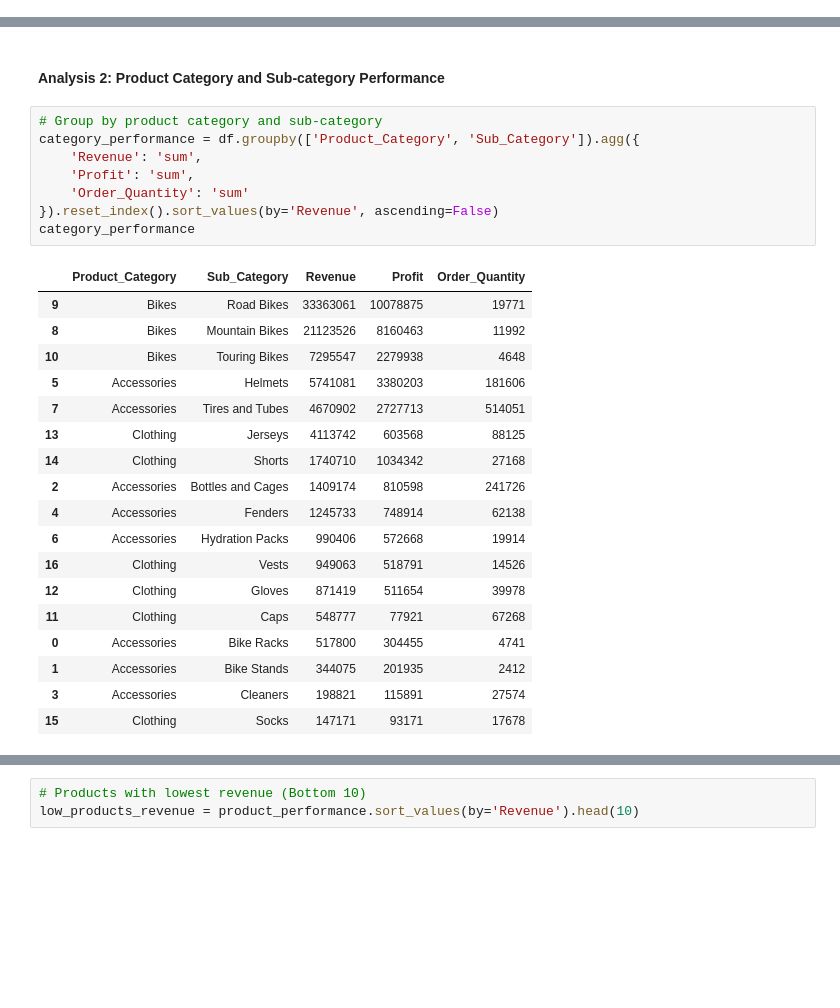
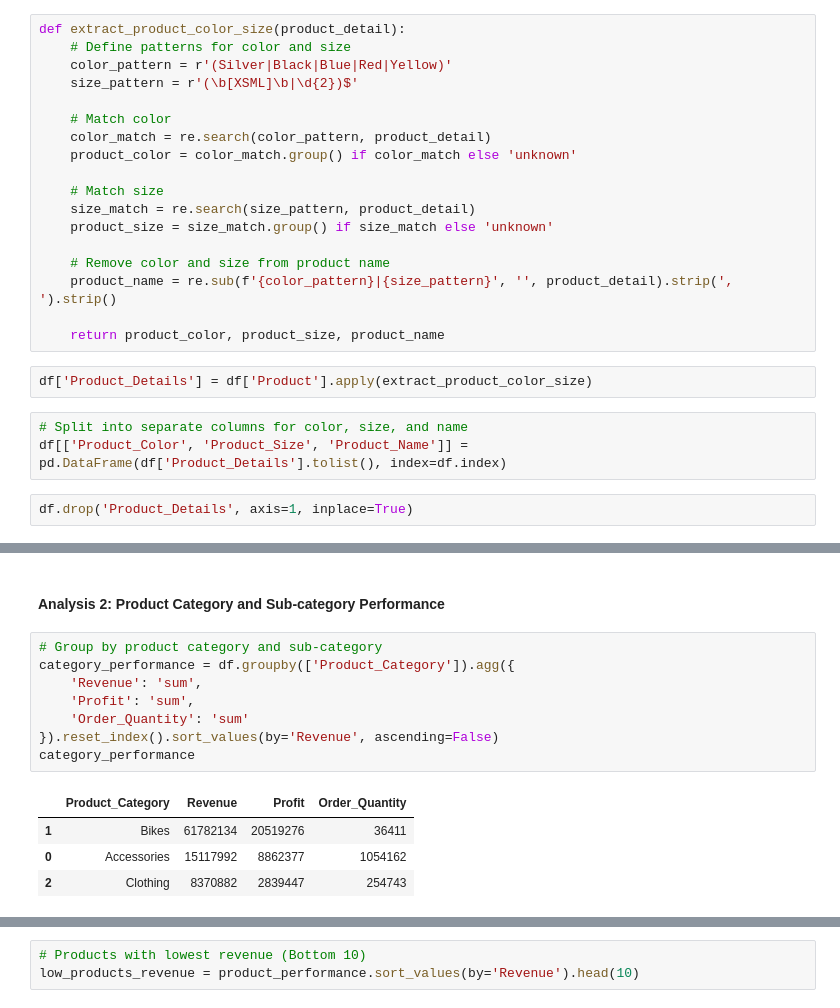
Before and after one commit to JinnOppa/Data-Analysis-Portfolio, a Jupyter notebook: bike-sales/sales2.ipynb, the cells around one changed output, grey strips where cells are left out. Saved outputs shown, nothing was run; the diff lists cells and outputs as text; blank space fills up the shorter version.

```diff
--- a/bike-sales/sales2.ipynb
+++ b/bike-sales/sales2.ipynb
@@ -25,0 +126,25 @@ df
+# %%
+def extract_product_color_size(product_detail):
+    # Define patterns for color and size
+    color_pattern = r'(Silver|Black|Blue|Red|Yellow)'
+    size_pattern = r'(\b[XSML]\b|\d{2})$'
+
+    # Match color
+    color_match = re.search(color_pattern, product_detail)
+    product_color = color_match.group() if color_match else 'unknown'
+
+    # Match size
+    size_match = re.search(size_pattern, product_detail)
+    product_size = size_match.group() if size_match else 'unknown'
+
+    # Remove color and size from product name
+    product_name = re.sub(f'{color_pattern}|{size_pattern}', '', product_detail).strip(', ').strip()
+
+    return product_color, product_size, product_name
+# %%
+df['Product_Details'] = df['Product'].apply(extract_product_color_size)
+# %%
+# Split into separate columns for color, size, and name
+df[['Product_Color', 'Product_Size', 'Product_Name']] = pd.DataFrame(df['Product_Details'].tolist(), index=df.index)
+# %%
+df.drop('Product_Details', axis=1, inplace=True)
@@ -74,28 +219,14 @@ top_products_profit
 #### **Analysis 2: Product Category and Sub-category Performance**
 # %%
 # Group by product category and sub-category
-category_performance = df.groupby(['Product_Category', 'Sub_Category']).agg({
+category_performance = df.groupby(['Product_Category']).agg({
     'Revenue': 'sum',
     'Profit': 'sum',
     'Order_Quantity': 'sum'
 }).reset_index().sort_values(by='Revenue', ascending=False)
 category_performance
 # %% [output]
-|  | Product_Category | Sub_Category | Revenue | Profit | Order_Quantity |
-| 9 | Bikes | Road Bikes | 33363061 | 10078875 | 19771 |
-| 8 | Bikes | Mountain Bikes | 21123526 | 8160463 | 11992 |
-| 10 | Bikes | Touring Bikes | 7295547 | 2279938 | 4648 |
-| 5 | Accessories | Helmets | 5741081 | 3380203 | 181606 |
-| 7 | Accessories | Tires and Tubes | 4670902 | 2727713 | 514051 |
-| 13 | Clothing | Jerseys | 4113742 | 603568 | 88125 |
-| 14 | Clothing | Shorts | 1740710 | 1034342 | 27168 |
-| 2 | Accessories | Bottles and Cages | 1409174 | 810598 | 241726 |
-| 4 | Accessories | Fenders | 1245733 | 748914 | 62138 |
-| 6 | Accessories | Hydration Packs | 990406 | 572668 | 19914 |
-| 16 | Clothing | Vests | 949063 | 518791 | 14526 |
-| 12 | Clothing | Gloves | 871419 | 511654 | 39978 |
-| 11 | Clothing | Caps | 548777 | 77921 | 67268 |
-| 0 | Accessories | Bike Racks | 517800 | 304455 | 4741 |
-| 1 | Accessories | Bike Stands | 344075 | 201935 | 2412 |
-| 3 | Accessories | Cleaners | 198821 | 115891 | 27574 |
-| 15 | Clothing | Socks | 147171 | 93171 | 17678 |
+|  | Product_Category | Revenue | Profit | Order_Quantity |
+| 1 | Bikes | 61782134 | 20519276 | 36411 |
+| 0 | Accessories | 15117992 | 8862377 | 1054162 |
+| 2 | Clothing | 8370882 | 2839447 | 254743 |
```
Also changed, not shown: parts of 40 cells of this notebook.
